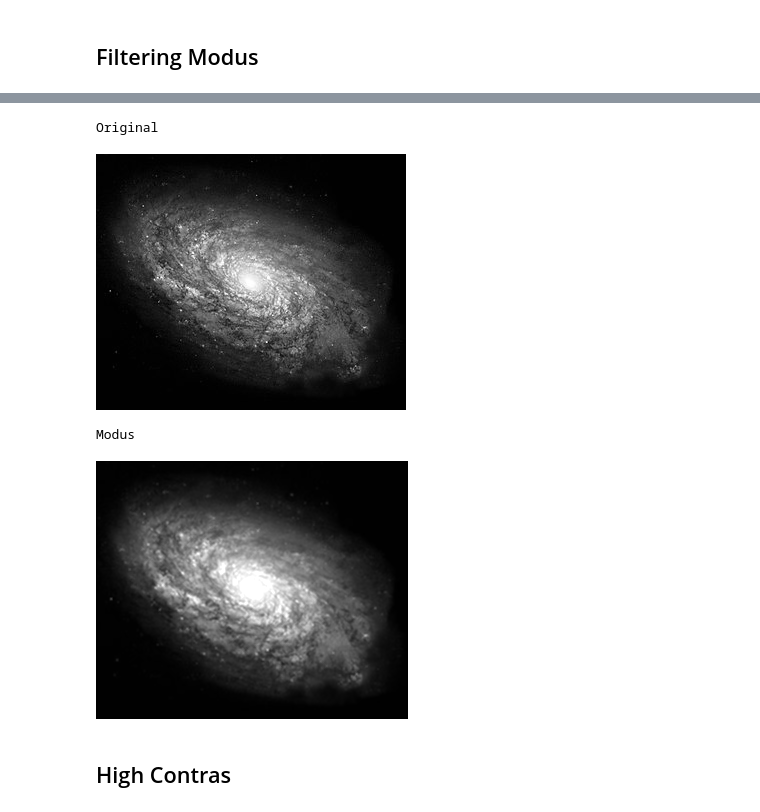
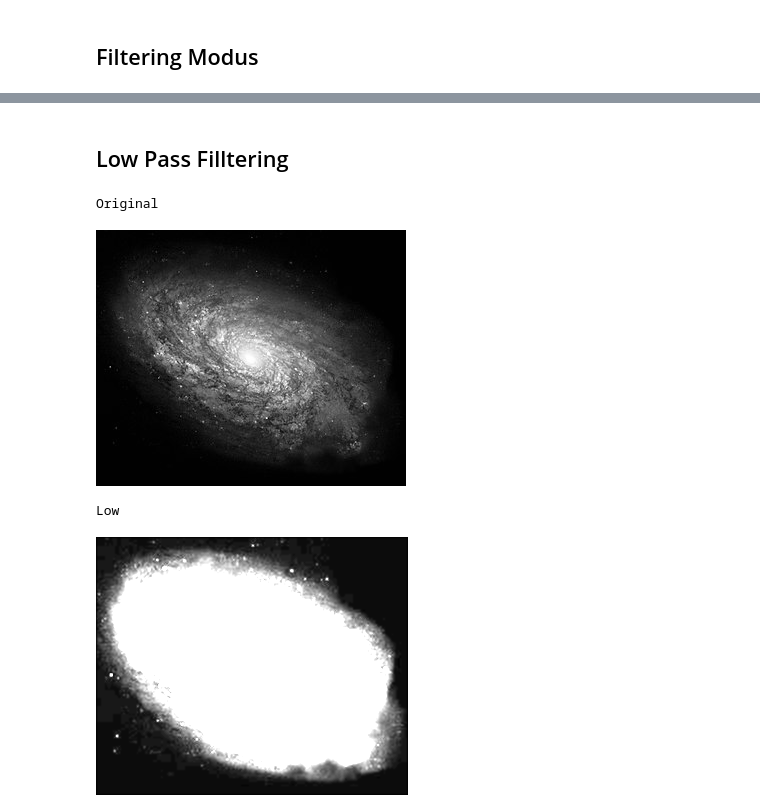
Before and after one commit to 16Komang/PCVK, a Jupyter notebook: ProjectUTS.ipynb, the cells around one changed output, grey strips where cells are left out. Cells and saved outputs as stored; diff of their text form; code cells hidden in the pictures.

```diff
--- a/ProjectUTS.ipynb
+++ b/ProjectUTS.ipynb
@@ -78,17 +140,17 @@ Median
+# %% [markdown]
+## Low Pass Filltering
 # %%
-# Kodingan modus
-kernal_modus = np.array([[1/9,1/8,1/9],
-                       [1/8,1/4,1/8],
-                       [1/9,1/8,1/9]])
+# Kodingan Low
+kernal_low = np.array([[1,1,1],
+                       [1,4,1],
+                       [1,1,1]])
 # Hasil
 print('Original')
 cv2_imshow(img_gray)
-print('Modus')
-cv2_imshow(filtering(img_gray,kernal_modus,1,2))
+print('Low')
+cv2_imshow(filtering(img_gray,kernal_low,1,2))
 # %% [output]
 Original
 [figure]
-Modus
+Low
-[figure, old version]
+[figure, new version]
-# %% [markdown]
-## High Contras
```
Also changed, not shown: parts of 11 cells of this notebook.
